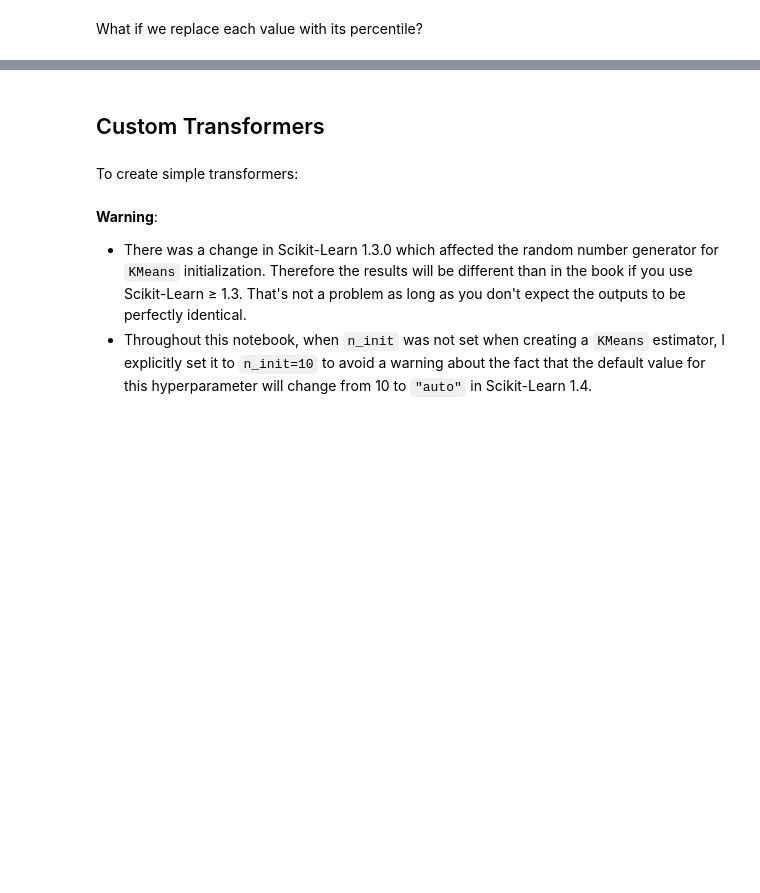
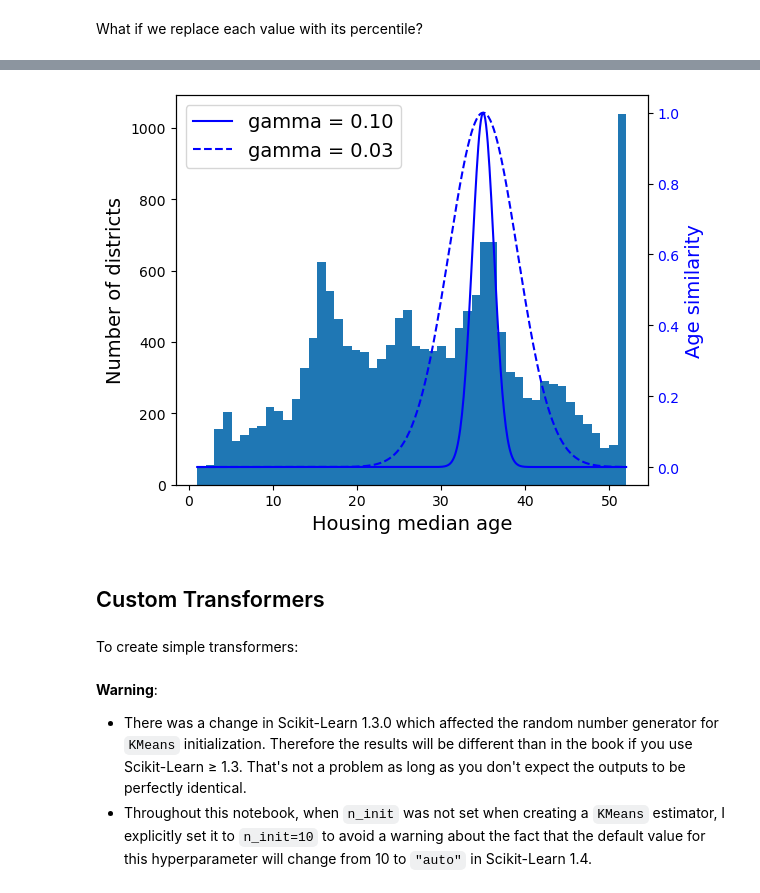
Before and after one commit to McSavage/FIN220, a Jupyter notebook: lectures/HandsOn_Chapter2/02_end_to_end_machine_learning_project.ipynb, the cells around one changed output, grey strips where cells are left out. Drawn from its saved outputs; the diff is of its cells as text; code cells hidden in the pictures; blank space fills up the shorter version.

```diff
--- a/lectures/HandsOn_Chapter2/02_end_to_end_machine_learning_project.ipynb
+++ b/lectures/HandsOn_Chapter2/02_end_to_end_machine_learning_project.ipynb
@@ -533,30 +725,32 @@ age_simil_35 = rbf_kernel(housing[["housing_median_age"]], [[35]], gamma=0.1)
 # %%
 # extra code – this cell generates Figure 2–18
 
 ages = np.linspace(housing["housing_median_age"].min(),
                    housing["housing_median_age"].max(),
                    500).reshape(-1, 1)
-gamma1 = 0.1
+gamma1 = 0.3
 gamma2 = 0.03
 rbf1 = rbf_kernel(ages, [[35]], gamma=gamma1)
 rbf2 = rbf_kernel(ages, [[35]], gamma=gamma2)
 
 fig, ax1 = plt.subplots()
 
 ax1.set_xlabel("Housing median age")
 ax1.set_ylabel("Number of districts")
 ax1.hist(housing["housing_median_age"], bins=50)
 
 ax2 = ax1.twinx()  # create a twin axis that shares the same x-axis
 color = "blue"
 ax2.plot(ages, rbf1, color=color, label="gamma = 0.10")
 ax2.plot(ages, rbf2, color=color, label="gamma = 0.03", linestyle="--")
 ax2.tick_params(axis='y', labelcolor=color)
 ax2.set_ylabel("Age similarity", color=color)
 
 plt.legend(loc="upper left")
 save_fig("age_similarity_plot")
 plt.show()
+# %% [output]
+[figure, added]
 # %%
 from sklearn.linear_model import LinearRegression
 
```
Also changed, not shown: parts of 42 cells of this notebook.
